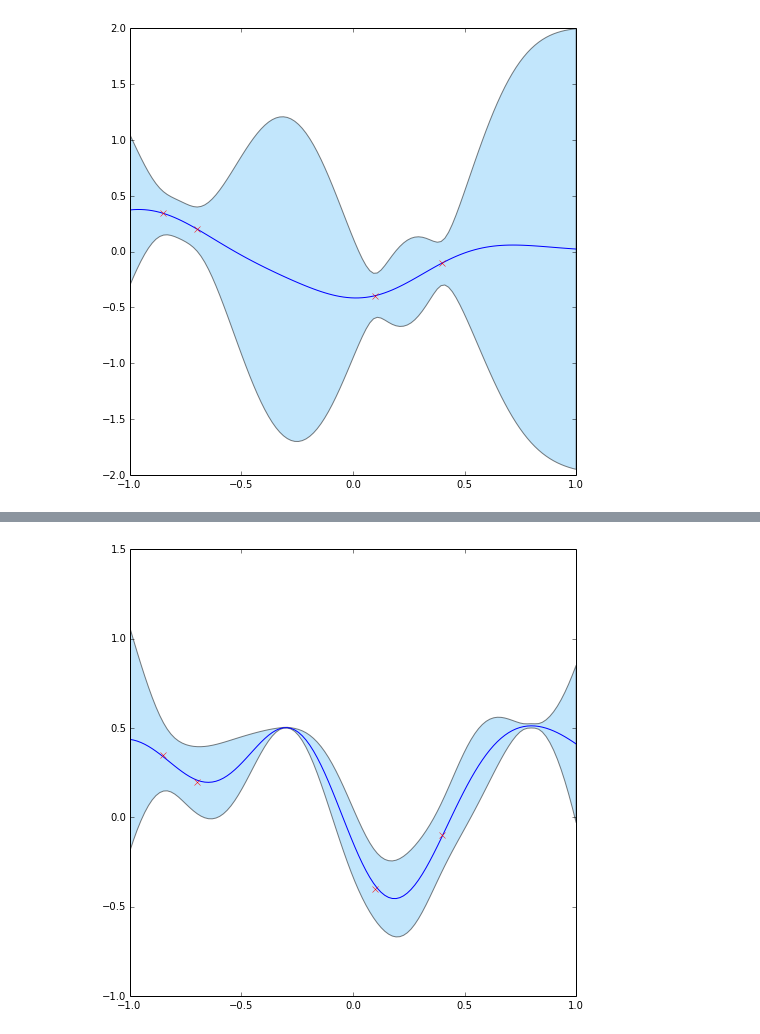
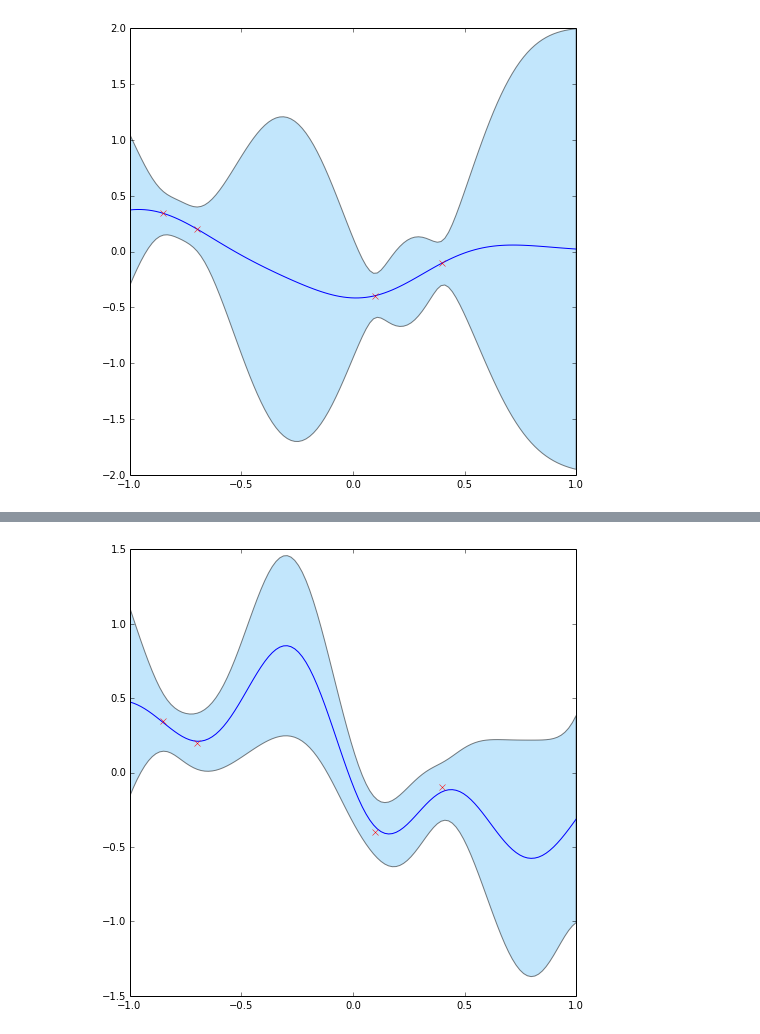
Before and after one commit to markm541374/ES, a Jupyter notebook: EPonGPd.ipynb, the cells around one changed output, grey strips where cells are left out. Saved outputs shown, nothing was run; the diff lists cells and outputs as text; code cells hidden in the pictures.

Commit message:
fixed copy errors that were preventing convergence

```diff
--- a/EPonGPd.ipynb
+++ b/EPonGPd.ipynb
@@ -63,9 +63,9 @@ Xz=sp.matrix([[xs],[xs2]])
 #Sz=sp.matrix([[10**-9],[10**-9]])
 Dz=[[sp.NaN],[sp.NaN]]
 #the inequality
-Ez=sp.matrix([[0.5],[0.5]])
+Ez=sp.matrix([[0.5],[-0.8]])
 #sign of the inequality
-Gz=[1,1]
+Gz=[1,0]
 
 n_z=len(Ez)
 # %%
@@ -125,23 +164,23 @@ for it in xrange(nloops):
 # %%
 #now create a new GP including the ep observations
 #Xz already defined
-Yz=yt
+Yz=yt.copy()
 #Dz already defined
-Sz=St
+Sz=St.copy()
 
 [Xep,Yep,Sep,Dep]=GPd.catObs([[Xc,Yc,Sc,Dc],[Xz,Yz,Sz,Dz]])
 
-g=GPd.GPcore(Xep,Yep,Sep,Dep,kf2)
+gep=GPd.GPcore(Xep,Yep,Sep,Dep,kf2)
 
-a0=GPd.plot1(g,[-1],[1])
+a0=GPd.plot1(gep,[-1],[1])
 
 for i in xrange(len(Do)):
     if Do[i]==[sp.NaN]:
         a=a0
     #elif D[i]==[0]:
     #    a=a1
     #elif D[i]==[0,0]:
     #    a=a2
     a.plot(Xo[i,0],Yo[i,0],'xr')
 # %% [output]
-[figure, old version]
+[figure, new version]
```
Also changed, not shown: parts of 3 cells of this notebook.
